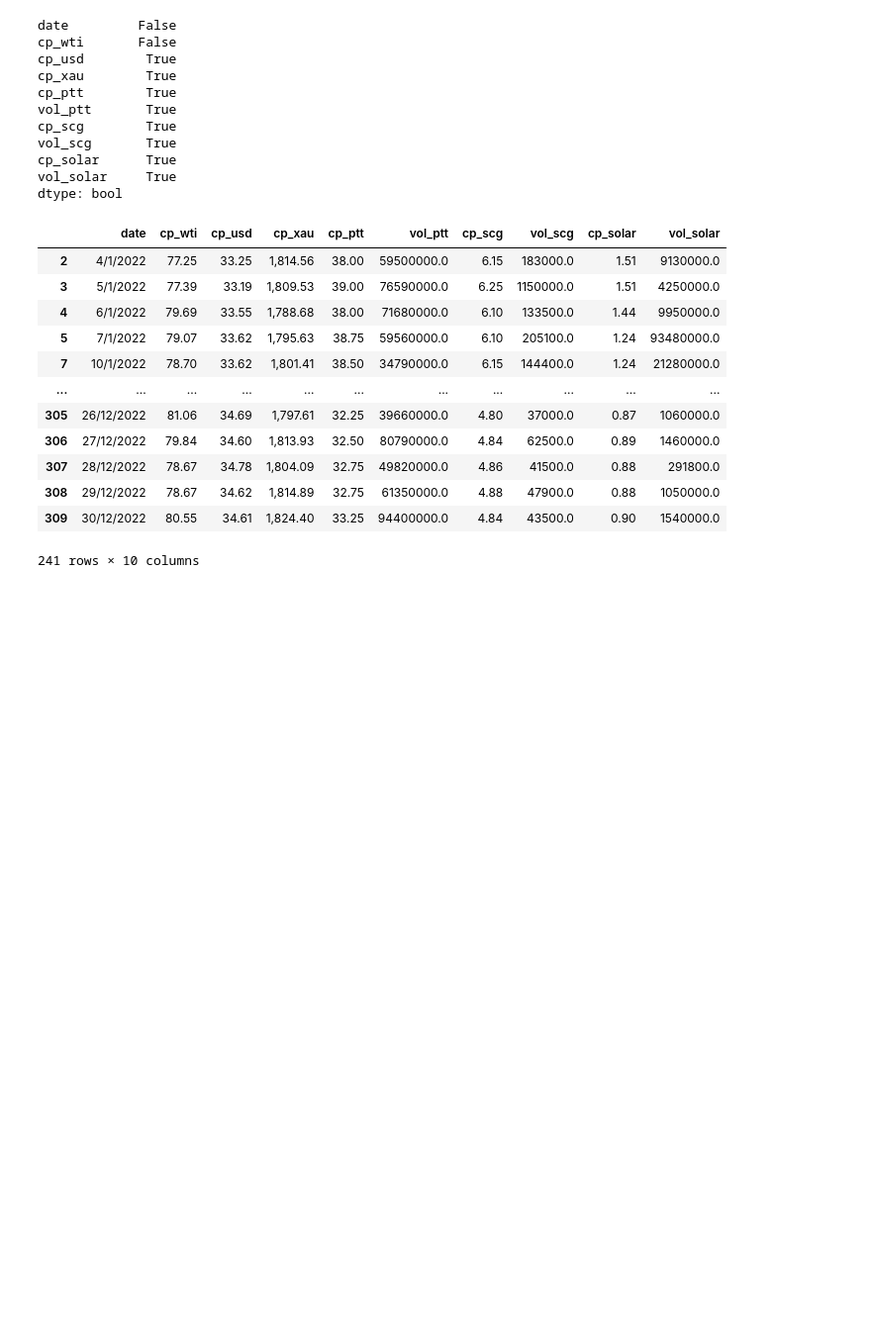
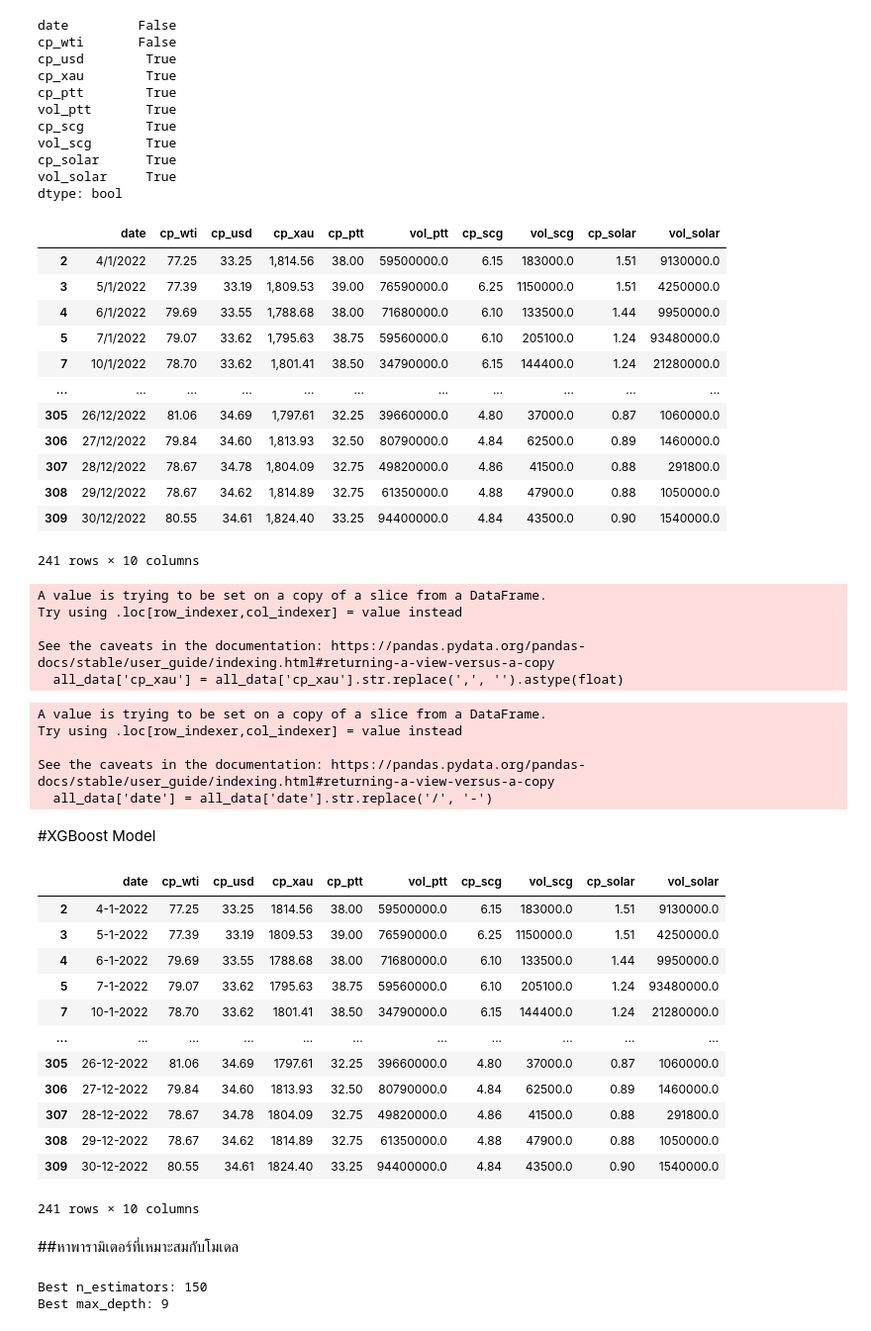
Before and after one commit to SAPUII/Project, a Jupyter notebook: Model.ipynb, the cells around one changed output. Shown at 99% size. Drawn from its saved outputs; the diff is of its cells as text; code cells hidden in the pictures; blank space fills up the shorter version.

```diff
--- a/Model.ipynb
+++ b/Model.ipynb
@@ -521,5 +521,21 @@ all_data
 | 308 | 29/12/2022 | 78.67 | 34.62 | 1,814.89 | 32.75 | 61350000.0 | 4.88 | 47900.0 | 0.88 | 1050000.0 |
 | 309 | 30/12/2022 | 80.55 | 34.61 | 1,824.40 | 33.25 | 94400000.0 | 4.84 | 43500.0 | 0.90 | 1540000.0 |
 241 rows × 10 columns
+# %%
+all_data['cp_xau'] = all_data['cp_xau'].str.replace(',', '').astype(float)
+# %% [output]
+A value is trying to be set on a copy of a slice from a DataFrame.
+Try using .loc[row_indexer,col_indexer] = value instead
+
+See the caveats in the documentation: https://pandas.pydata.org/pandas-docs/stable/user_guide/indexing.html#returning-a-view-versus-a-copy
+  all_data['cp_xau'] = all_data['cp_xau'].str.replace(',', '').astype(float)
+# %%
+all_data['date'] = all_data['date'].str.replace('/', '-')
+# %% [output]
+A value is trying to be set on a copy of a slice from a DataFrame.
+Try using .loc[row_indexer,col_indexer] = value instead
+
+See the caveats in the documentation: https://pandas.pydata.org/pandas-docs/stable/user_guide/indexing.html#returning-a-view-versus-a-copy
+  all_data['date'] = all_data['date'].str.replace('/', '-')
 # %%
 # save data
@@ -526,0 +543,63 @@ all_data.to_csv('Project_data.csv', index=False)
+# %% [markdown]
+#XGBoost Model
+# %%
+all_data
+# %% [output]
+|  | date | cp_wti | cp_usd | cp_xau | cp_ptt | vol_ptt | cp_scg | vol_scg | cp_solar | vol_solar |
+| 2 | 4-1-2022 | 77.25 | 33.25 | 1814.56 | 38.00 | 59500000.0 | 6.15 | 183000.0 | 1.51 | 9130000.0 |
+| 3 | 5-1-2022 | 77.39 | 33.19 | 1809.53 | 39.00 | 76590000.0 | 6.25 | 1150000.0 | 1.51 | 4250000.0 |
+| 4 | 6-1-2022 | 79.69 | 33.55 | 1788.68 | 38.00 | 71680000.0 | 6.10 | 133500.0 | 1.44 | 9950000.0 |
+| 5 | 7-1-2022 | 79.07 | 33.62 | 1795.63 | 38.75 | 59560000.0 | 6.10 | 205100.0 | 1.24 | 93480000.0 |
+| 7 | 10-1-2022 | 78.70 | 33.62 | 1801.41 | 38.50 | 34790000.0 | 6.15 | 144400.0 | 1.24 | 21280000.0 |
+| ... | ... | ... | ... | ... | ... | ... | ... | ... | ... | ... |
+| 305 | 26-12-2022 | 81.06 | 34.69 | 1797.61 | 32.25 | 39660000.0 | 4.80 | 37000.0 | 0.87 | 1060000.0 |
+| 306 | 27-12-2022 | 79.84 | 34.60 | 1813.93 | 32.50 | 80790000.0 | 4.84 | 62500.0 | 0.89 | 1460000.0 |
+| 307 | 28-12-2022 | 78.67 | 34.78 | 1804.09 | 32.75 | 49820000.0 | 4.86 | 41500.0 | 0.88 | 291800.0 |
+| 308 | 29-12-2022 | 78.67 | 34.62 | 1814.89 | 32.75 | 61350000.0 | 4.88 | 47900.0 | 0.88 | 1050000.0 |
+| 309 | 30-12-2022 | 80.55 | 34.61 | 1824.40 | 33.25 | 94400000.0 | 4.84 | 43500.0 | 0.90 | 1540000.0 |
+241 rows × 10 columns
+# %% [markdown]
+##หาพารามิเตอร์ที่เหมาะสมกับโมเดล
+# %%
+import pandas as pd
+import xgboost as xgb
+from sklearn.model_selection import GridSearchCV
+from sklearn.model_selection import train_test_split
+from sklearn.metrics import mean_squared_error
+from xgboost import plot_importance
+import matplotlib.pyplot as pl
+
+X = all_data[['cp_wti',	'cp_usd','cp_xau','vol_ptt']]  # Replace with your independent variables
+y = all_data['cp_ptt']  # Replace with your target variable
+
+# Create an XGBoost regressor
+model = xgb.XGBRegressor()
+
+# Define a grid of n_estimators values to search
+param_grid = {
+    'n_estimators': [50, 100, 150, 200]  # Adjust the values as needed
+}
+
+# Perform Grid Search Cross-Validation
+grid_search = GridSearchCV(model, param_grid, cv=5, scoring='neg_mean_squared_error')
+grid_search.fit(X, y)
+
+# Get the best n_estimators value
+best_n_estimators = grid_search.best_params_['n_estimators']
+print(f"Best n_estimators: {best_n_estimators}")
+
+# Define a grid of max_depth values to search
+param_grid = {
+    'max_depth': [3, 5, 7, 9]  # Adjust the values as needed
+}
+
+# Perform Grid Search Cross-Validation
+grid_search = GridSearchCV(model, param_grid, cv=5, scoring='neg_mean_squared_error')
+grid_search.fit(X, y)
+
+# Get the best max_depth value
+best_max_depth = grid_search.best_params_['max_depth']
+print(f"Best max_depth: {best_max_depth}")
+# %% [output]
+Best n_estimators: 150
+Best max_depth: 9
```
Also changed, not shown: parts of 18 cells of this notebook.
